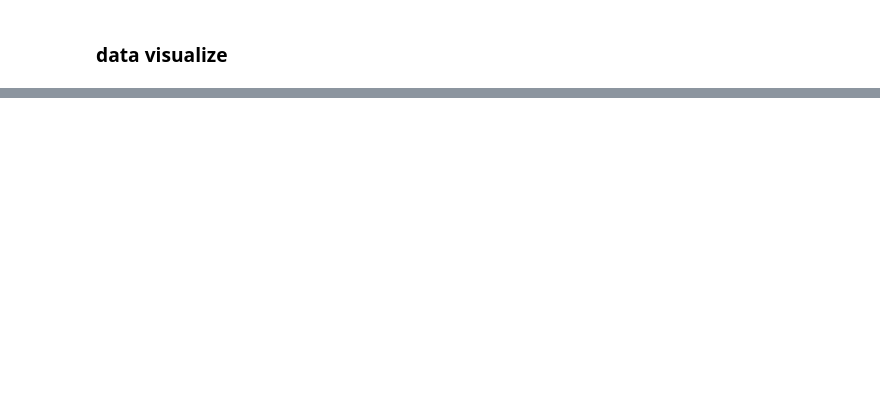
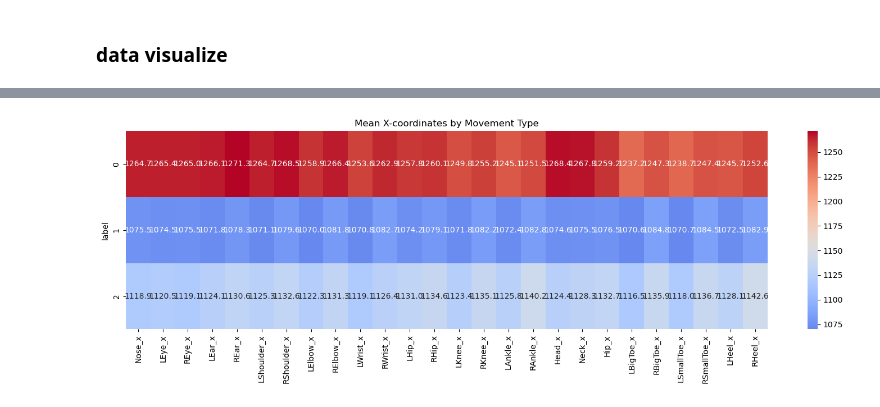
Before and after one commit to lastwater8725/figure_v2, a Jupyter notebook: figure/src/EDA.ipynb, the cells around one changed output, grey strips where cells are left out. Cells and saved outputs as stored; diff of their text form; code cells hidden in the pictures; blank space fills up the shorter version.

```diff
--- a/figure/src/EDA.ipynb
+++ b/figure/src/EDA.ipynb
@@ -74,0 +419,19 @@ import matplotlib.pyplot as plt
+# %%
+# 3. 각 동작별 평균값의 히트맵
+# x, y 좌표를 구분하여 시각화
+features_x = [f for f in data.columns if f.endswith('_x') and f != 'label']
+features_y = [f for f in data.columns if f.endswith('_y') and f != 'label']
+
+# X 좌표에 대한 히트맵
+mean_by_label_x = data.groupby('label')[features_x].mean()
+plt.figure(figsize=(15, 5))
+sns.heatmap(mean_by_label_x,
+            cmap='coolwarm',
+            center=mean_by_label_x.mean().mean(),
+            annot=True,
+            fmt='.1f')
+plt.title('Mean X-coordinates by Movement Type')
+plt.tight_layout()
+plt.show()
+# %% [output]
+[figure, added]
```
Also changed, not shown: parts of 33 cells of this notebook, 2 other files.
